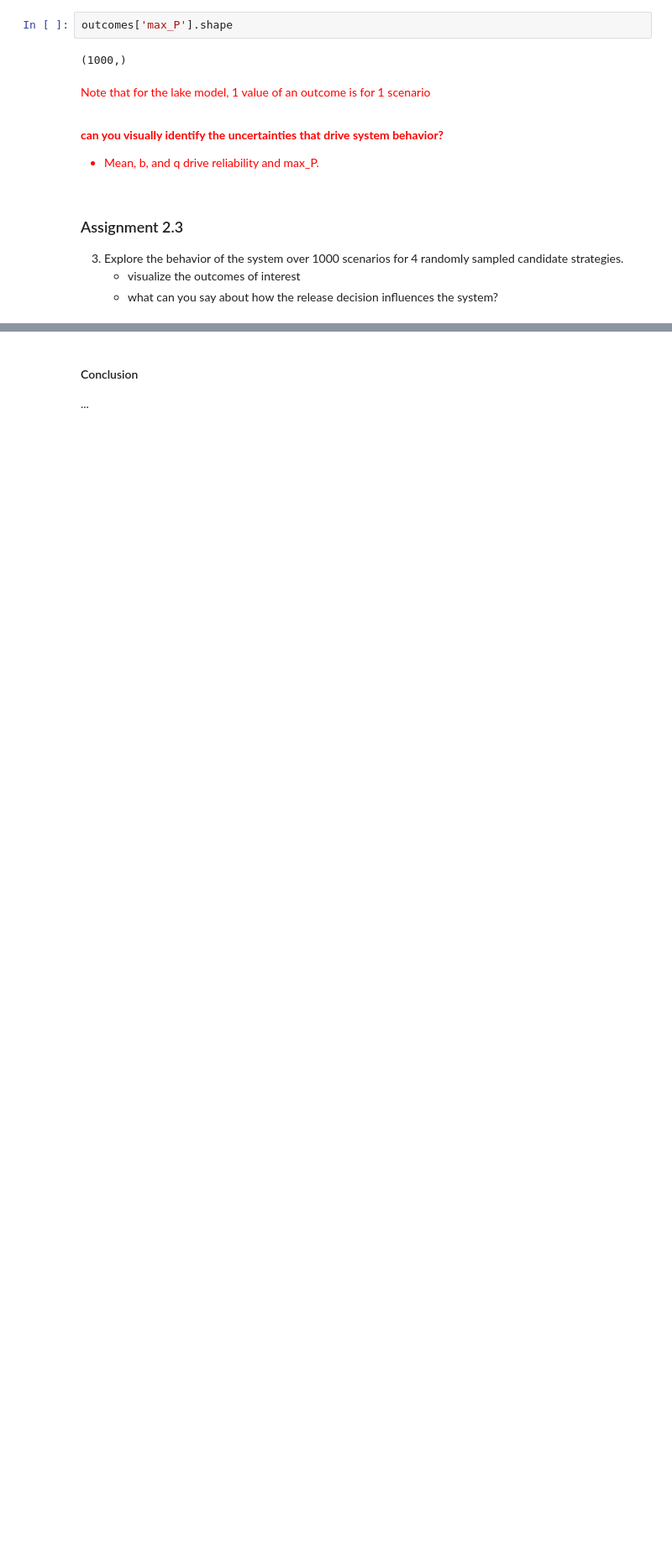
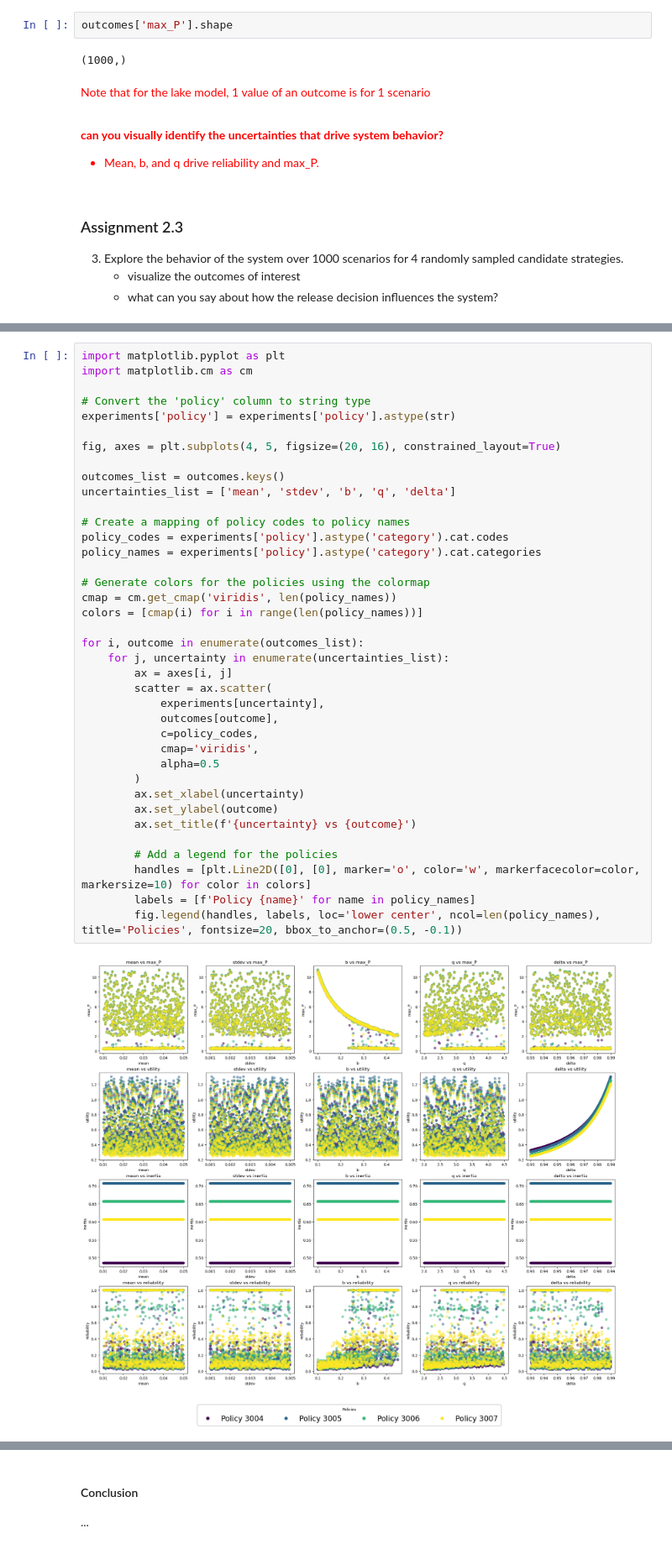
Before and after one commit to movephutthaphaiboon/epa141A_open_local, a Jupyter notebook: Week 1-2 - general intro to exploratory modelling/assignment 2 - lakemodel.ipynb, the cells around one changed output, grey strips where cells are left out. Shown at 84% size. Drawn from its saved outputs; the diff is of its cells as text; blank space fills up the shorter version.

```diff
--- a/Week 1-2 - general intro to exploratory modelling/assignment 2 - lakemodel.ipynb
+++ b/Week 1-2 - general intro to exploratory modelling/assignment 2 - lakemodel.ipynb
@@ -336,0 +458,40 @@ Note that for the lake model, 1 value of an outcome is for 1 scenario
+# %%
+import matplotlib.pyplot as plt
+import matplotlib.cm as cm
+
+# Convert the 'policy' column to string type
+experiments['policy'] = experiments['policy'].astype(str)
+
+fig, axes = plt.subplots(4, 5, figsize=(20, 16), constrained_layout=True)
+
+outcomes_list = outcomes.keys()
+uncertainties_list = ['mean', 'stdev', 'b', 'q', 'delta']
+
+# Create a mapping of policy codes to policy names
+policy_codes = experiments['policy'].astype('category').cat.codes
+policy_names = experiments['policy'].astype('category').cat.categories
+
+# Generate colors for the policies using the colormap
+cmap = cm.get_cmap('viridis', len(policy_names))
+colors = [cmap(i) for i in range(len(policy_names))]
+
+for i, outcome in enumerate(outcomes_list):
+    for j, uncertainty in enumerate(uncertainties_list):
+        ax = axes[i, j]
+        scatter = ax.scatter(
+            experiments[uncertainty],
+            outcomes[outcome],
+            c=policy_codes,
+            cmap='viridis',
+            alpha=0.5
+        )
+        ax.set_xlabel(uncertainty)
+        ax.set_ylabel(outcome)
+        ax.set_title(f'{uncertainty} vs {outcome}')
+
+        # Add a legend for the policies
+        handles = [plt.Line2D([0], [0], marker='o', color='w', markerfacecolor=color, markersize=10) for color in colors]
+        labels = [f'Policy {name}' for name in policy_names]
+        fig.legend(handles, labels, loc='lower center', ncol=len(policy_names), title='Policies', fontsize=20, bbox_to_anchor=(0.5, -0.1))
+# %% [output]
+[figure, added]
```
Also changed, not shown: parts of 25 cells of this notebook.
